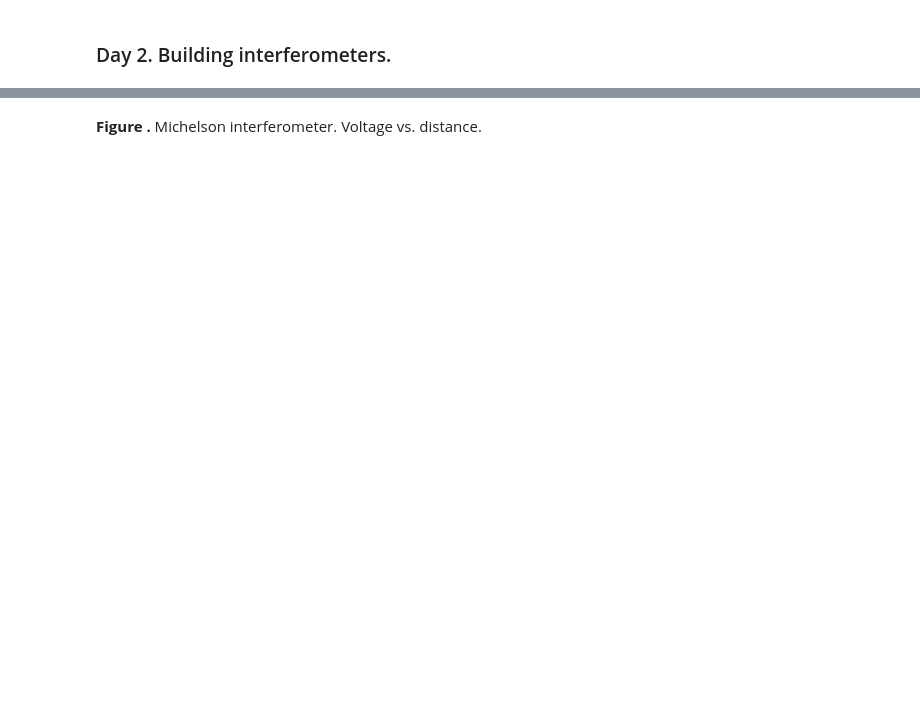
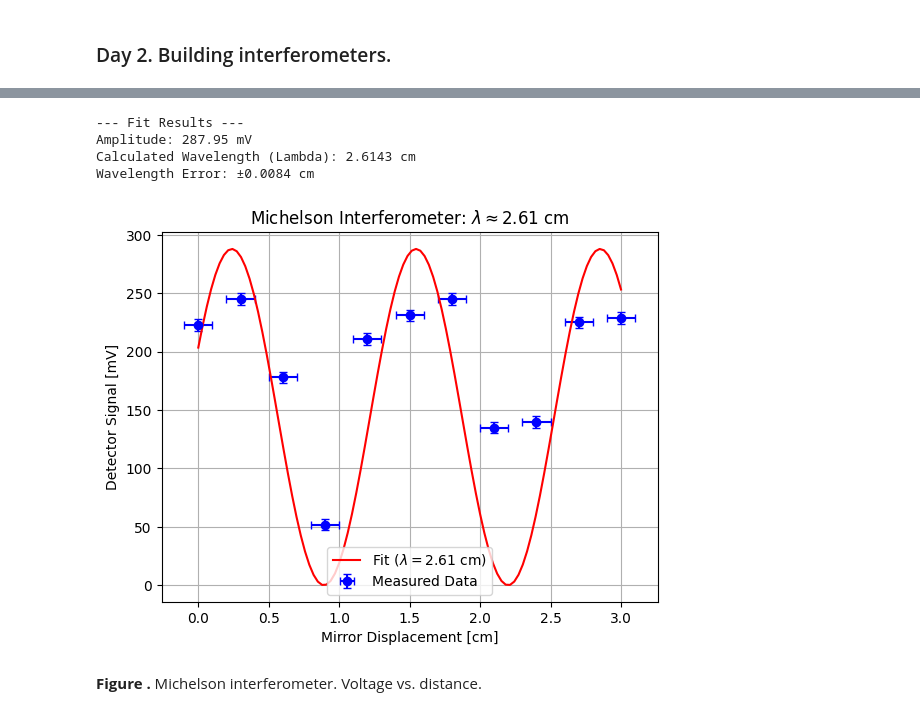
Before and after one commit to katzuv/studies, a Jupyter notebook: 2026W/Lab/06 Micro/Micro_b.ipynb, the cells around one changed output, grey strips where cells are left out. Drawn from its saved outputs; the diff is of its cells as text; code cells hidden in the pictures; blank space fills up the shorter version.

```diff
--- a/2026W/Lab/06 Micro/Micro_b.ipynb
+++ b/2026W/Lab/06 Micro/Micro_b.ipynb
@@ -308,3 +440,80 @@ Lambda: 2.6142612613750047
+# %%
+import numpy as np
+import matplotlib.pyplot as plt
+import scipy.optimize
+
+plt.style.use('default')
+
+# --- Data Input ---
+# Assuming raw distance data is in cm (based on 20.3, 20.6 steps)
+x0 = 20  # initial distance offset [cm]
+dists_raw = np.array([20, 20.3, 20.6, 20.9, 21.2, 21.5, 21.8, 22.1, 22.4, 22.7, 23])
+dists_max = dists_raw - x0  # Distance relative to start [cm]
+
+# Voltage in mV
+V_max = np.array([223, 245, 178, 52, 211, 231, 245, 135, 140, 225, 229])
+
+# --- Error Definitions ---
+# x_err: 1mm = 0.1 cm
+x_err = 0.1
+# y_err: 5mV
+y_err = 5.0
+
+
+# --- Model ---
+# I = A * sin^2(2*pi*k*x + phase)
+# For Michelson, period is Lambda/2.
+# sin^2(B*x) has period pi/B.
+# Here B = 2*pi*k. Period = pi / (2*pi*k) = 1 / (2k).
+# So 1/(2k) = Lambda/2 => Lambda = 1/k.
+def wave(x, A, k, phase):
+    return A * (np.sin(x * k * 2 * np.pi + phase)) ** 2
+
+
+# --- Fitting ---
+# Initial guess (p0):
+# A = 250 (approx max voltage)
+# k = 1/2.8 (approx 1/Lambda)
+# phase = 0.2 (guess)
+p0 = [250, 1 / 2.8, 0.2]
+
+parameters, covariance = scipy.optimize.curve_fit(wave, dists_max, V_max, p0=p0, sigma=np.full_like(V_max, y_err),
+                                                  absolute_sigma=True)
+
+# Extract fit errors (sqrt of diagonal elements of covariance matrix)
+perr = np.sqrt(np.diag(covariance))
+
+fit_A = parameters[0]
+fit_k = parameters[1]
+fit_lambda = 1 / fit_k
+fit_lambda_err = perr[1] / (fit_k ** 2)  # Error propagation for 1/k
+
+print(f"--- Fit Results ---")
+print(f"Amplitude: {fit_A:.2f} mV")
+print(f"Calculated Wavelength (Lambda): {fit_lambda:.4f} cm")
+print(f"Wavelength Error: ±{fit_lambda_err:.4f} cm")
+
+# --- Plotting ---
+
+# Plot Data with Error Bars
+plt.errorbar(dists_max, V_max, xerr=x_err, yerr=y_err, fmt="bo", label="Measured Data", capsize=3)
+
+# Plot Fit Curve
+lin = np.linspace(0, dists_max.max(), 100)
+plt.plot(lin, wave(lin, *parameters), 'r-', label=f"Fit ($\\lambda={fit_lambda:.2f}$ cm)")
+
+plt.xlabel("Mirror Displacement [cm]")
+plt.ylabel("Detector Signal [mV]")
+plt.title(f"Michelson Interferometer: $\\lambda \\approx {fit_lambda:.2f}$ cm")
+plt.legend()
+plt.grid(True)
+plt.show()
+# %% [output]
+--- Fit Results ---
+Amplitude: 287.95 mV
+Calculated Wavelength (Lambda): 2.6143 cm
+Wavelength Error: ±0.0084 cm
+[figure, added]
 # %% [markdown]
 **Figure .** Michelson interferometer. Voltage vs. distance.
 # %%
```
Also changed, not shown: parts of 6 cells of this notebook.
